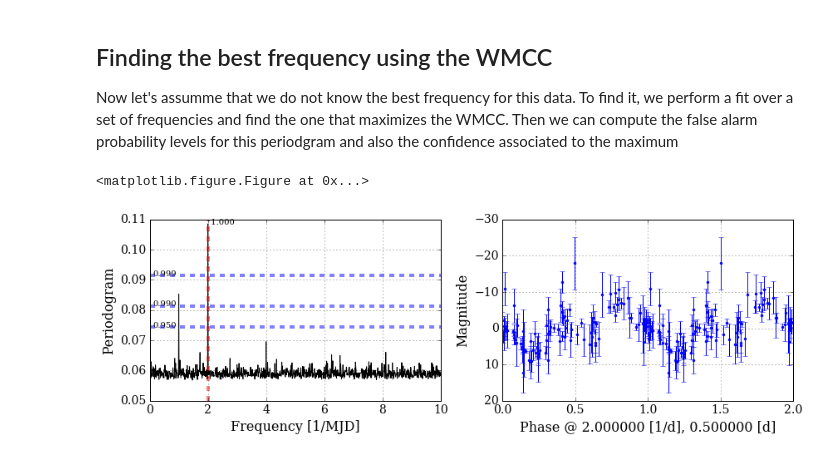
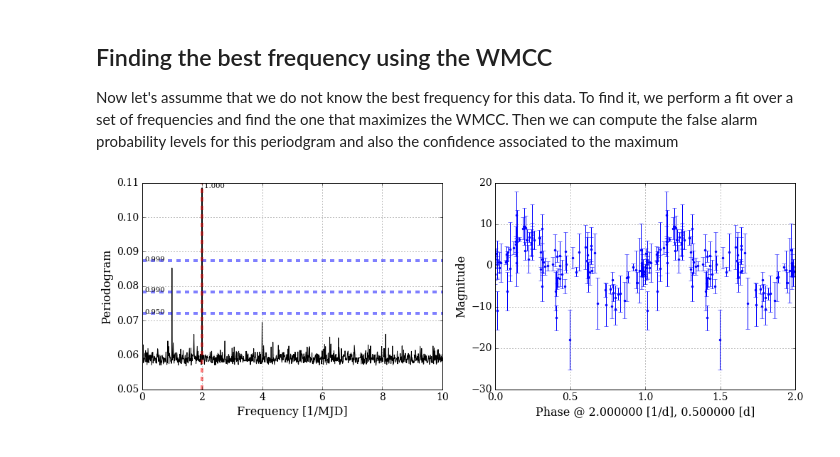
Before and after one commit to phuijse/P4J, a Jupyter notebook: examples/periodogram_demo.ipynb, the cells around one changed output. Cells and saved outputs as stored; diff of their text form; code cells hidden in the pictures.

```diff
--- a/examples/periodogram_demo.ipynb
+++ b/examples/periodogram_demo.ipynb
@@ -119,7 +119,7 @@ WMCC mean: 0.043760 std: 0.025947
 
 Now let's assumme that we do not know the best frequency for this data. To find it, we perform a fit over a set of frequencies and find the one that maximizes the WMCC. Then we can compute the false alarm probability levels for this periodgram and also the confidence associated to the maximum
 # %%
-fig = plt.figure(figsize=(14, 4))
+
 # We compute a periodogram using a multiharmonic dictionary (three harmonics)
 my_per = P4J.periodogram(M=3, method='WMCC') # Other methods are OLS and WLS
 my_per.fit(t, y_noisy, dy)
@@ -131,36 +131,36 @@ fbest = my_per.get_best_frequency()
 my_per.fit_extreme_cdf(n_bootstrap=40, n_frequencies=40)
 falsa_alarm = np.asarray([0.05, 0.01, 0.001])
 per_levels = my_per.get_FAP(falsa_alarm)
+confidence_best_freq = my_per.get_confidence(fbest[1])
 
-fig = plt.figure(figsize=(12, 4))
+fig = plt.figure(figsize=(14, 5))
 ax = fig.add_subplot(1, 2, 1)
 ax.plot(freq, per, 'k-')
 # Print confidence bars
 xmin, xmax = ax.get_xlim()
 for i in range(0, len(falsa_alarm)):
     ax.plot([xmin, xmax], [per_levels[i], per_levels[i]], 'b--', linewidth=4, alpha=0.5)
     ax.annotate('%0.3f' % (1.0-falsa_alarm[i]), xy=(xmin+0.01*(xmax-xmin), per_levels[i]))
 # Print max of periodogram
 
 ymin, ymax = ax.get_ylim()
 ax.plot([fbest[0], fbest[0]], [ymin, ymax], 'r--', linewidth=4, alpha=0.5)
 ax.set_ylim([ymin, ymax])
 ax.set_xlabel('Frequency [1/MJD]')
 ax.set_ylabel('Periodogram')
-ax.annotate(' %0.3f' % (my_per.get_confidence(fbest[1])), xy=(fbest[0], fbest[1]))
+ax.annotate(' %0.3f' % (confidence_best_freq), xy=(fbest[0], fbest[1]))
 plt.grid()
 
 ax = fig.add_subplot(1, 2, 2)
 phase = np.mod(t, 1.0/fbest[0])*fbest[0]
 idx = np.argsort(phase)
 ax.errorbar(np.concatenate([np.sort(phase), np.sort(phase)+1.0]),
             np.concatenate([y_noisy[idx], y_noisy[idx]]),
             np.concatenate([dy[idx], dy[idx]]), fmt='.')
-ax.invert_yaxis()
+
 ax.set_xlabel('Phase @ %0.6f [1/d], %f [d]' %(fbest[0], 1.0/fbest[0]))
 ax.set_ylabel('Magnitude')
 plt.grid()
 plt.tight_layout()
 # %% [output]
-<matplotlib.figure.Figure at 0x...>
-[figure, old version]
+[figure, new version]
```
